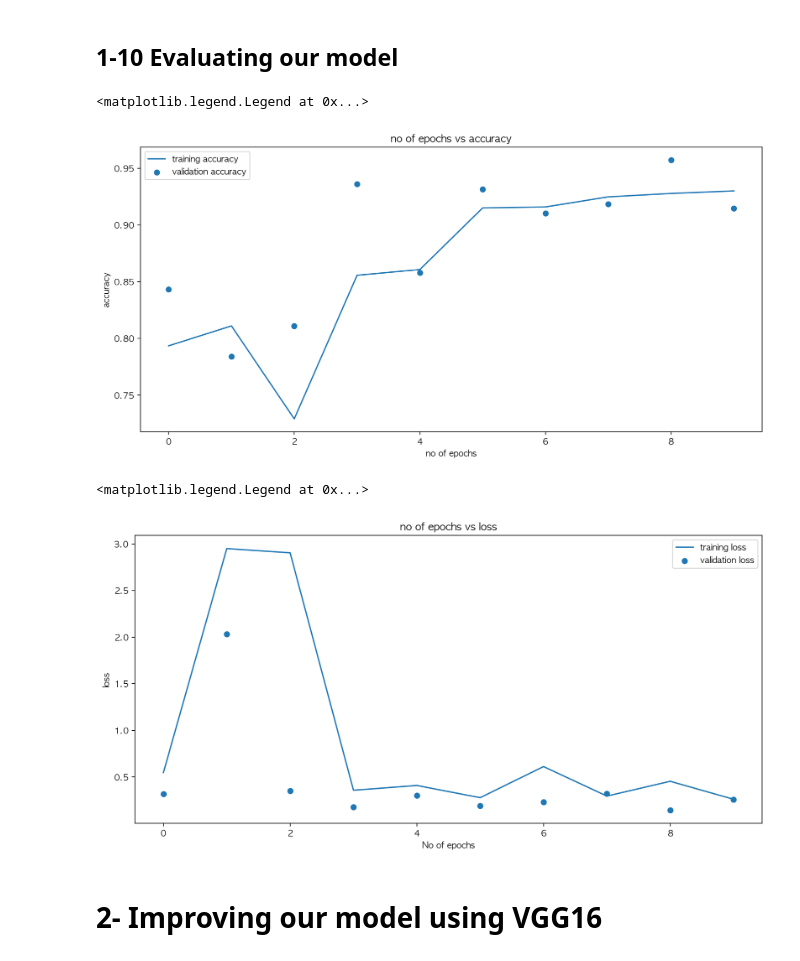
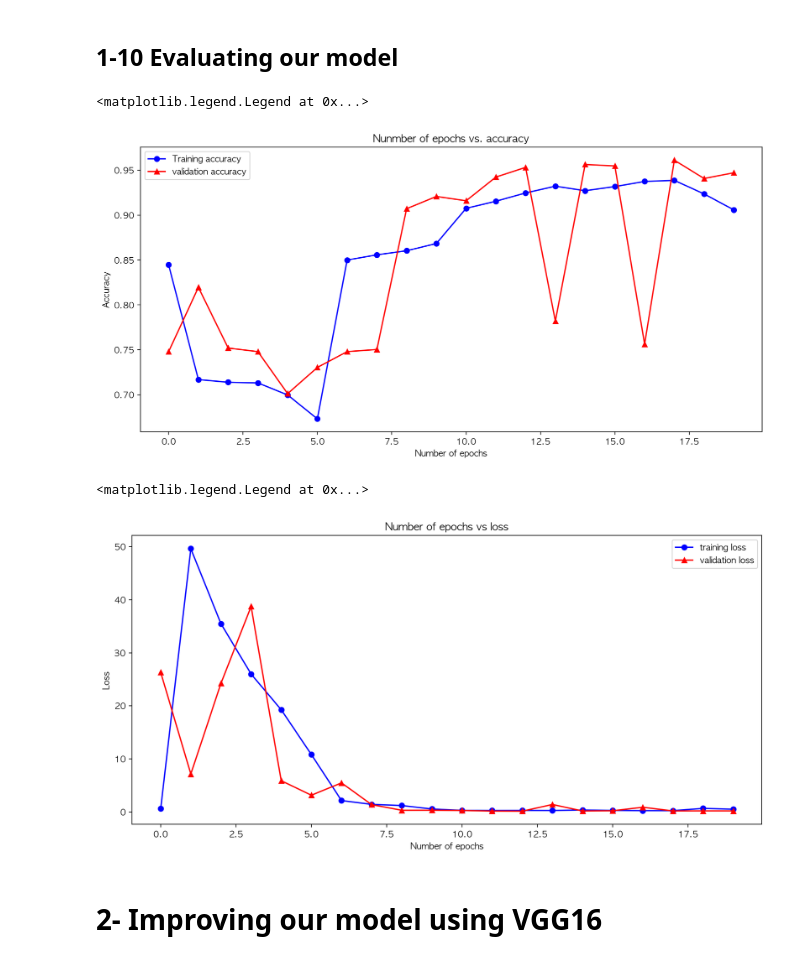
Before and after one commit to gyjong/aiffel_campus, a Jupyter notebook: Portfolio/Aerial_Cactus_0221.ipynb, the cells around one changed output. Saved outputs shown, nothing was run; the diff lists cells and outputs as text; code cells hidden in the pictures.

```diff
--- a/Portfolio/Aerial_Cactus_0221.ipynb
+++ b/Portfolio/Aerial_Cactus_0221.ipynb
@@ -255,11 +255,11 @@ model.compile(loss = 'binary_crossentropy',  # The loss function
 # %% [markdown]
 ## 1-9 Fitting our model
 # %%
-epochs = 10  # The number of epochs
+epochs = 20  # The number of epochs
 history = model.fit(
     train_generator,  # The training data
-    steps_per_epoch = 100,  # The number of batches to yield from the generator in one epoch
-    epochs = 10,  # The number of epochs
+    # steps_per_epoch = 100,  # The number of batches to yield from the generator in one epoch
+    epochs = 20,  # The number of epochs
     validation_data = validation_generator,  # The validation data
     validation_steps = 50  # The number of batches to yield from the generator in one epoch
 )
@@ -287,33 +284,33 @@ Epoch 10/10
 # %% [markdown]
 ## 1-10 Evaluating our model
 # %%
-acc=history.history['acc']  ##getting  accuracy of each epochs
-epochs_=range(0,epochs)
-plt.plot(epochs_,acc,label='training accuracy')
-plt.xlabel('no of epochs')
-plt.ylabel('accuracy')
+acc = history.history['acc']  ##getting  accuracy of each epochs
+epochs_ = range(0,epochs)
+plt.plot(epochs_, acc, label='Training accuracy', color='blue', marker = 'o')
+plt.xlabel('Number of epochs')
+plt.ylabel('Accuracy')
 
-acc_val=history.history['val_acc']  ##getting validation accuracy of each epochs
-plt.scatter(epochs_,acc_val,label="validation accuracy")
-plt.title("no of epochs vs accuracy")
+acc_val = history.history['val_acc']  ##getting validation accuracy of each epochs
+plt.plot(epochs_,acc_val,label = "validation accuracy", color='red', marker = '^')
+plt.title("Nunmber of epochs vs. accuracy")
 plt.legend()
 # %% [output]
 <matplotlib.legend.Legend at 0x...>
-[figure, old version]
+[figure, new version]
 # %%
 acc=history.history['loss']    ##getting  loss of each epochs
 epochs_=range(0,epochs)
-plt.plot(epochs_,acc,label='training loss')
-plt.xlabel('No of epochs')
-plt.ylabel('loss')
+plt.plot(epochs_,acc,label='training loss', color='blue', marker = 'o')
+plt.xlabel('Number of epochs')
+plt.ylabel('Loss')
 
 acc_val=history.history['val_loss']  ## getting validation loss of each epochs
-plt.scatter(epochs_,acc_val,label="validation loss")
-plt.title('no of epochs vs loss')
+plt.plot(epochs_,acc_val,label="validation loss", color='red', marker = '^')
+plt.title('Number of epochs vs loss')
 plt.legend()
 # %% [output]
 <matplotlib.legend.Legend at 0x...>
-[figure, old version]
+[figure, new version]
 # %% [markdown]
 # 2- Improving our model using VGG16
 # %% [markdown]
```
Also changed, not shown: parts of 17 cells of this notebook, 1 other file.
